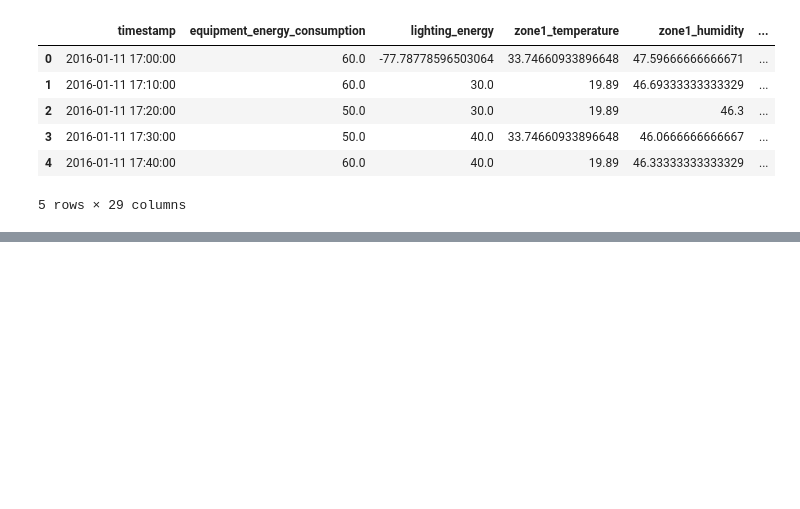
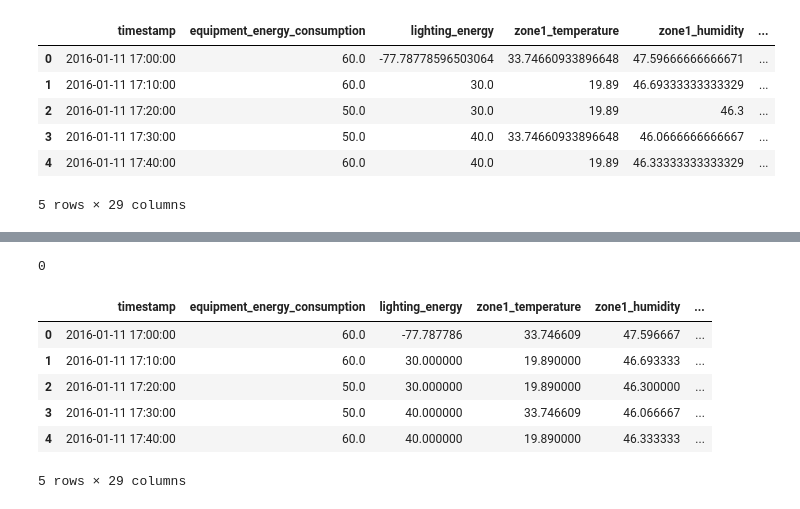
Before and after one commit to diwansinghchauhan/DS-Intern-Assignment-DiwanSinghChauhan, a Jupyter notebook: main.ipynb, the cells around one changed output, grey strips where cells are left out. Drawn from its saved outputs; the diff is of its cells as text; code cells hidden in the pictures; blank space fills up the shorter version.

```diff
--- a/main.ipynb
+++ b/main.ipynb
@@ -20,0 +76,3 @@ df.head()
+# %%
+df = df.drop_duplicates()
+print("After removing duplicates:", df.shape)
@@ -20,0 +102,18 @@ df.head()
+# %%
+# Fill remaining missing values with column-wise mean
+df.fillna(df.mean(numeric_only=True), inplace=True)
+# %%
+# Confirm no missing values remain
+print(df.isnull().sum().sum())
+# %% [output]
+0
+# %%
+df.head()
+# %% [output]
+|  | timestamp | equipment_energy_consumption | lighting_energy | zone1_temperature | zone1_humidity | ... |
+| 0 | 2016-01-11 17:00:00 | 60.0 | -77.787786 | 33.746609 | 47.596667 | ... |
+| 1 | 2016-01-11 17:10:00 | 60.0 | 30.000000 | 19.890000 | 46.693333 | ... |
+| 2 | 2016-01-11 17:20:00 | 50.0 | 30.000000 | 19.890000 | 46.300000 | ... |
+| 3 | 2016-01-11 17:30:00 | 50.0 | 40.000000 | 33.746609 | 46.066667 | ... |
+| 4 | 2016-01-11 17:40:00 | 60.0 | 40.000000 | 19.890000 | 46.333333 | ... |
+5 rows × 29 columns
```
Also changed, not shown: parts of 6 cells of this notebook.
